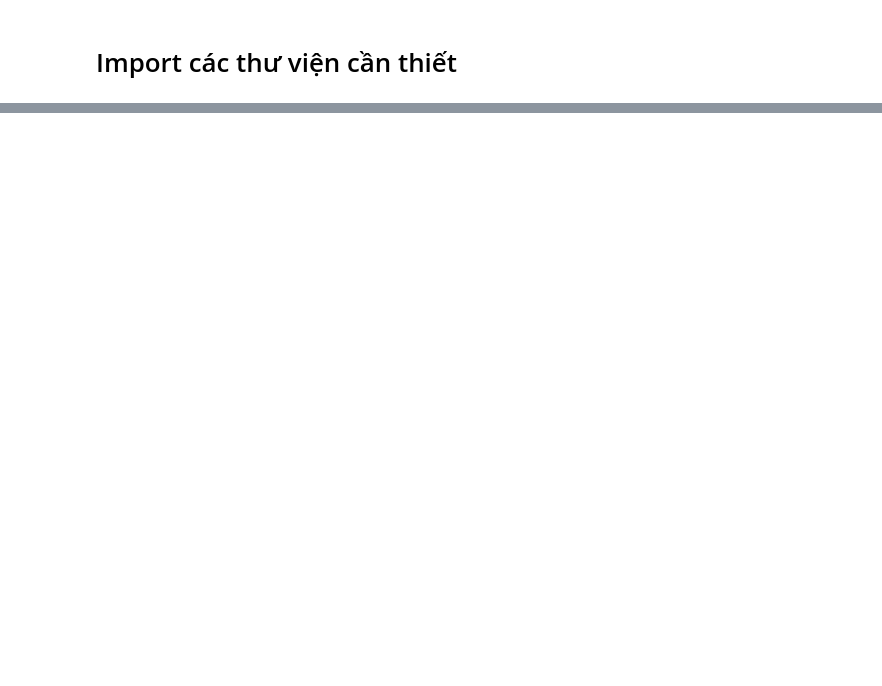
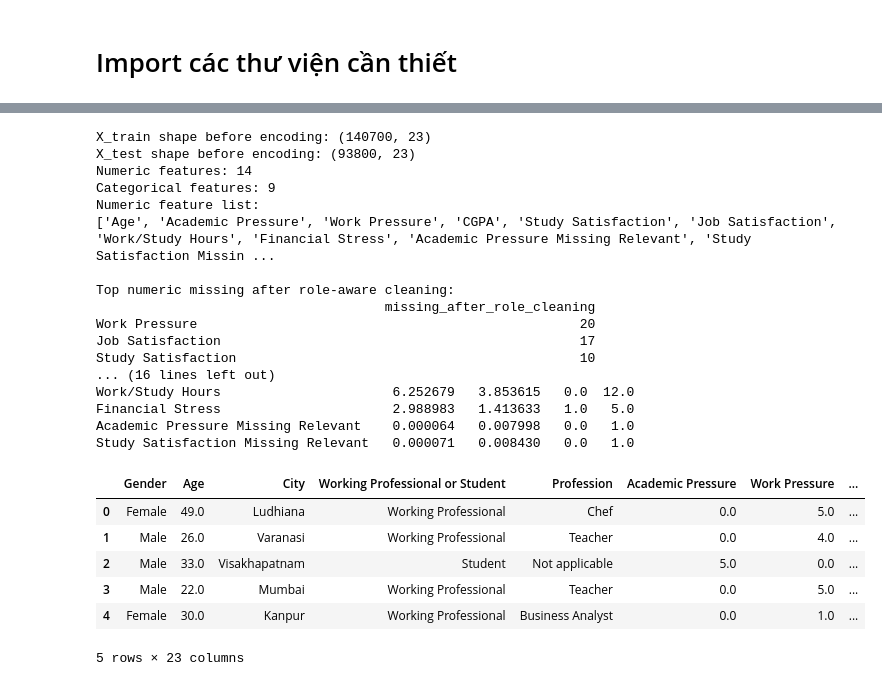
Before and after one commit to tdat1465/exploring-mental-health-data-lab, a Jupyter notebook: notebooks/preprocessing.ipynb, the cells around one changed output, grey strips where cells are left out. Drawn from its saved outputs; the diff is of its cells as text; code cells hidden in the pictures; blank space fills up the shorter version.

```diff
--- a/notebooks/preprocessing.ipynb
+++ b/notebooks/preprocessing.ipynb
@@ -87,0 +393,64 @@ missing_cols
+# %%
+# Áp dụng hàm làm sạch cho train và test bằng cùng một quy tắc.
+train_prepared, test_prepared = prepare_features(train_df, test_df)
+
+# Tách target và id để phần đặc trưng chỉ còn các biến đầu vào cho preprocessing.
+y_train = train_prepared[TARGET_COL].copy()
+train_ids = train_prepared[ID_COL].copy()
+test_ids = test_prepared[ID_COL].copy()
+
+X_train = train_prepared.drop(columns=[ID_COL, TARGET_COL])
+X_test = test_prepared.drop(columns=[ID_COL])
+
+# Phân nhóm feature numeric và categorical sau khi làm sạch.
+numeric_features = X_train.select_dtypes(include='number').columns.tolist()
+categorical_features = X_train.select_dtypes(exclude='number').columns.tolist()
+
+# Tạo các bảng trung gian để quan sát numeric features trước khi fit pipeline.
+numeric_missing_after_cleaning = (
+    X_train[numeric_features]
+    .isna()
+    .sum()
+    .sort_values(ascending=False)
+    .to_frame('missing_after_role_cleaning')
+)
+numeric_profile = X_train[numeric_features].describe().T[['mean', 'std', 'min', 'max']]
+
+print(f'X_train shape before encoding: {X_train.shape}')
+print(f'X_test shape before encoding: {X_test.shape}')
+print(f'Numeric features: {len(numeric_features)}')
+print(f'Categorical features: {len(categorical_features)}')
+print('Numeric feature list:')
+print(numeric_features)
+print('\nTop numeric missing after role-aware cleaning:')
+print(numeric_missing_after_cleaning.head(10).to_string())
+print('\nNumeric profile preview:')
+print(numeric_profile.head(10).to_string())
+
+# Hiển thị vài dòng đầu sau cleaning để kiểm tra logic role-aware đã đi đúng hướng.
+X_train.head()
+# %% [output]
+X_train shape before encoding: (140700, 23)
+X_test shape before encoding: (93800, 23)
+Numeric features: 14
+Categorical features: 9
+Numeric feature list:
+['Age', 'Academic Pressure', 'Work Pressure', 'CGPA', 'Study Satisfaction', 'Job Satisfaction', 'Work/Study Hours', 'Financial Stress', 'Academic Pressure Missing Relevant', 'Study Satisfaction Missin ...
+
+Top numeric missing after role-aware cleaning:
+                                     missing_after_role_cleaning
+Work Pressure                                                 20
+Job Satisfaction                                              17
+Study Satisfaction                                            10
+... (16 lines left out)
+Work/Study Hours                      6.252679   3.853615   0.0  12.0
+Financial Stress                      2.988983   1.413633   1.0   5.0
+Academic Pressure Missing Relevant    0.000064   0.007998   0.0   1.0
+Study Satisfaction Missing Relevant   0.000071   0.008430   0.0   1.0
+|  | Gender | Age | City | Working Professional or Student | Profession | Academic Pressure | Work Pressure | ... |
+| 0 | Female | 49.0 | Ludhiana | Working Professional | Chef | 0.0 | 5.0 | ... |
+| 1 | Male | 26.0 | Varanasi | Working Professional | Teacher | 0.0 | 4.0 | ... |
+| 2 | Male | 33.0 | Visakhapatnam | Student | Not applicable | 5.0 | 0.0 | ... |
+| 3 | Male | 22.0 | Mumbai | Working Professional | Teacher | 0.0 | 5.0 | ... |
+| 4 | Female | 30.0 | Kanpur | Working Professional | Business Analyst | 0.0 | 1.0 | ... |
+5 rows × 23 columns
```
Also changed, not shown: parts of 18 cells of this notebook.
